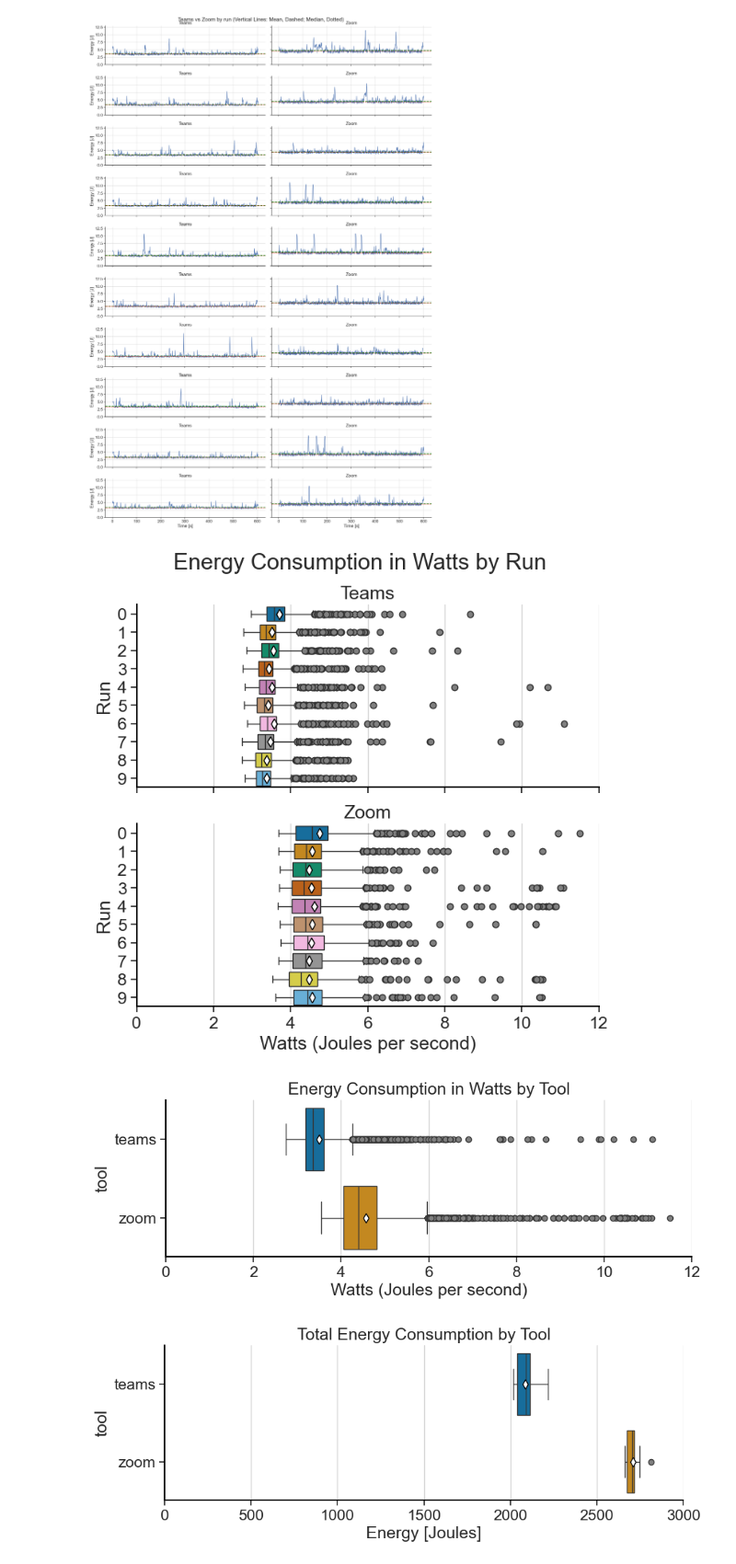
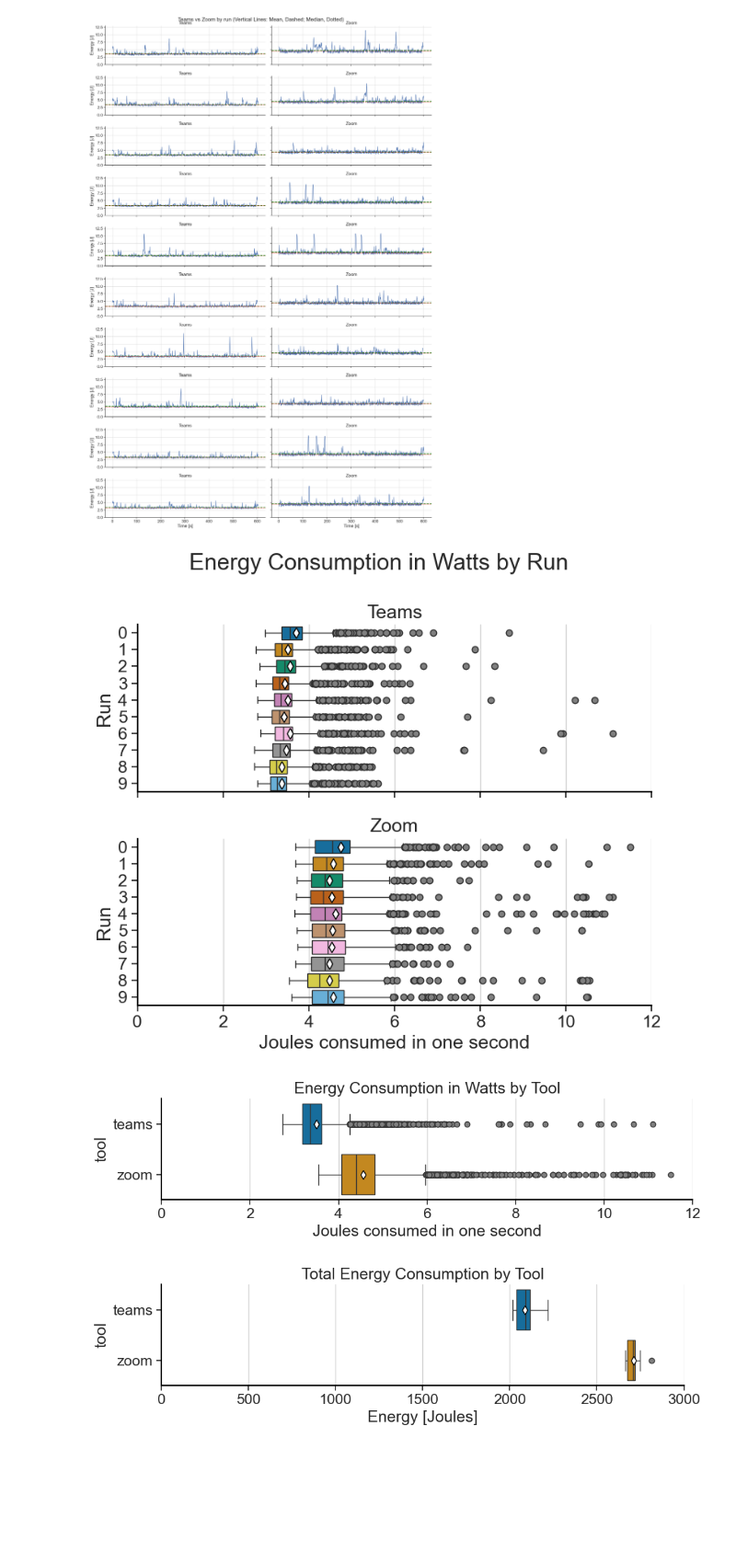
Before and after one commit to Raiduy/zoom-vs-teams, a Jupyter notebook: analysis.ipynb, the cells around one changed output. Shown at 92% size. Saved outputs shown, nothing was run; the diff lists cells and outputs as text; code cells hidden in the pictures; blank space fills up the shorter version.

Commit message:
Add figures

```diff
--- a/analysis.ipynb
+++ b/analysis.ipynb
@@ -123,37 +117,41 @@ teams_pcm_df['run'] = teams_pcm_df['run'].astype('category')
 fig, ax = plt.subplots(2, 1, figsize=(8, 7), sharex=True)
 sns.boxplot(data=teams_pcm_df, x='Proc Energy (Joules)', y='run', ax=ax[0], showmeans=True, meanprops=custom_mean, flierprops=custom_outliers, palette='colorblind')
 ax[0].set_xlim(0, 12)
 ax[0].set_ylabel('Run')
 ax[0].set_title('Teams')
 
 sns.boxplot(data=zoom_pcm_df, x='Proc Energy (Joules)', y='run', ax=ax[1], showmeans=True, meanprops=custom_mean, flierprops=custom_outliers, palette='colorblind')
-ax[1].set_xlabel('Watts (Joules per second)')
+ax[1].set_xlabel('Joules consumed in one second')
 ax[1].set_ylabel('Run')
 ax[1].set_title('Zoom')
 
 plt.suptitle('Energy Consumption in Watts by Run')
+plt.tight_layout()
+plt.savefig('./figures/individual_runs_watts_boxplots.pdf', format='pdf')
 plt.show()
 
 pcm_df = pd.concat([zoom_pcm_df, teams_pcm_df])
 pcm_df.reset_index(drop=True, inplace=True)
 
 fig, ax = plt.subplots(1, 1, figsize=(10, 3))
 sns.boxplot(data=pcm_df.sort_values(by='tool'), x='Proc Energy (Joules)', y='tool', ax=ax, showmeans=True, meanprops=custom_mean, flierprops=custom_outliers, palette='colorblind')
 ax.set_xlim(0, 12)
-ax.set_xlabel('Watts (Joules per second)')
+ax.set_xlabel('Joules consumed in one second')
 plt.title('Energy Consumption in Watts by Tool')
+plt.tight_layout()
+plt.savefig('./figures/individual_runs_watts_boxplots.pdf', format='pdf')
 plt.show()
 
 grouped_pcm_df = pcm_df.groupby(['tool', 'run'])['Proc Energy (Joules)'].sum().reset_index()
 fig, ax = plt.subplots(1, 1, figsize=(10, 3))
 sns.boxplot(data=grouped_pcm_df, x='Proc Energy (Joules)', y='tool', ax=ax, showmeans=True, meanprops=custom_mean, flierprops=custom_outliers, palette='colorblind')
 ax.set_xlim(0, 3000)
 ax.set_xlabel('Energy [Joules]')
 plt.title('Total Energy Consumption by Tool')
+plt.tight_layout()
+plt.savefig('./figures/all_runs_energy_boxplots.pdf', format='pdf')
 plt.show()
-
-# plt.show()
 # %% [output]
-[figure, old version]
+[figure, new version]
-[figure, old version]
+[figure, new version]
-[figure, old version]
+[figure, new version]
```
Also changed, not shown: parts of 2 cells of this notebook, 4 other files.
